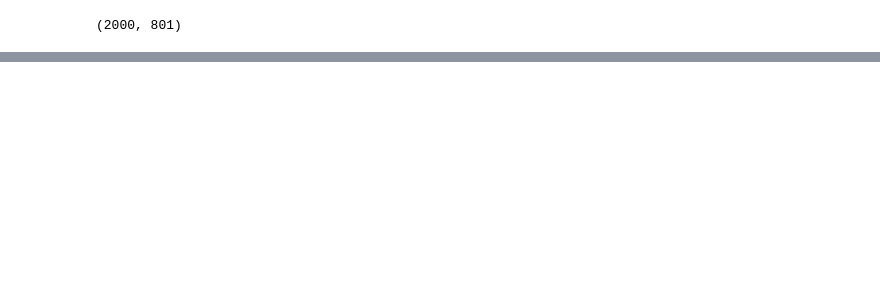
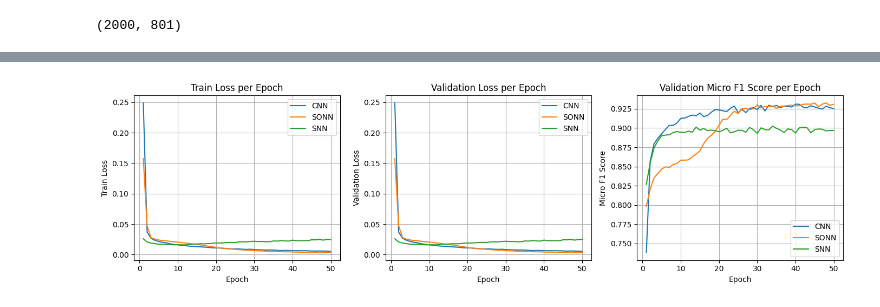
Before and after one commit to NeelTiwary/Ampli, a Jupyter notebook: neelmani.ipynb, the cells around one changed output, grey strips where cells are left out. Drawn from its saved outputs; the diff is of its cells as text; code cells hidden in the pictures; blank space fills up the shorter version.

```diff
--- a/neelmani.ipynb
+++ b/neelmani.ipynb
@@ -1070,0 +1273,59 @@ weighted avg       0.81      0.82      0.81      1889
+# %%
+import matplotlib.pyplot as plt
+
+# Example data — replace these with your actual logged lists per model
+epochs = range(1, 51)  # assuming 50 epochs
+
+# Dummy values (replace these)
+modelA_train_losses = cnn_losses
+modelA_val_losses   = cnn_losses
+modelA_f1_scores    =  cnn_f1_scores
+
+modelB_train_losses = sonn_losses
+modelB_val_losses   = sonn_losses
+modelB_f1_scores    = sonn_f1_scores
+
+modelC_train_losses = val_losses
+modelC_val_losses   = val_losses
+modelC_f1_scores    = val_f1s
+
+# 1️⃣ Train Loss Plot
+plt.figure(figsize=(14, 4))
+
+plt.subplot(1, 3, 1)
+plt.plot(epochs, modelA_train_losses, label='CNN')
+plt.plot(epochs, modelB_train_losses, label='SONN')
+plt.plot(epochs, modelC_train_losses, label='SNN')
+plt.xlabel('Epoch')
+plt.ylabel('Train Loss')
+plt.title('Train Loss per Epoch')
+plt.legend()
+plt.grid(True)
+
+# 2️⃣ Validation Loss Plot
+plt.subplot(1, 3, 2)
+plt.plot(epochs, modelA_val_losses, label='CNN')
+plt.plot(epochs, modelB_val_losses, label='SONN')
+plt.plot(epochs, modelC_val_losses, label='SNN')
+plt.xlabel('Epoch')
+plt.ylabel('Validation Loss')
+plt.title('Validation Loss per Epoch')
+plt.legend()
+plt.grid(True)
+
+# 3️⃣ Validation Accuracy / Micro F1 Plot
+plt.subplot(1, 3, 3)
+plt.plot(epochs, modelA_f1_scores, label='CNN')
+plt.plot(epochs, modelB_f1_scores, label='SONN')
+plt.plot(epochs, modelC_f1_scores, label='SNN')
+plt.xlabel('Epoch')
+plt.ylabel('Micro F1 Score')
+plt.title('Validation Micro F1 Score per Epoch')
+plt.legend()
+plt.grid(True)
+
+# Show full figure
+plt.tight_layout()
+plt.show()
+# %% [output]
+[figure, added]
```
Also changed, not shown: parts of 9 cells of this notebook.
